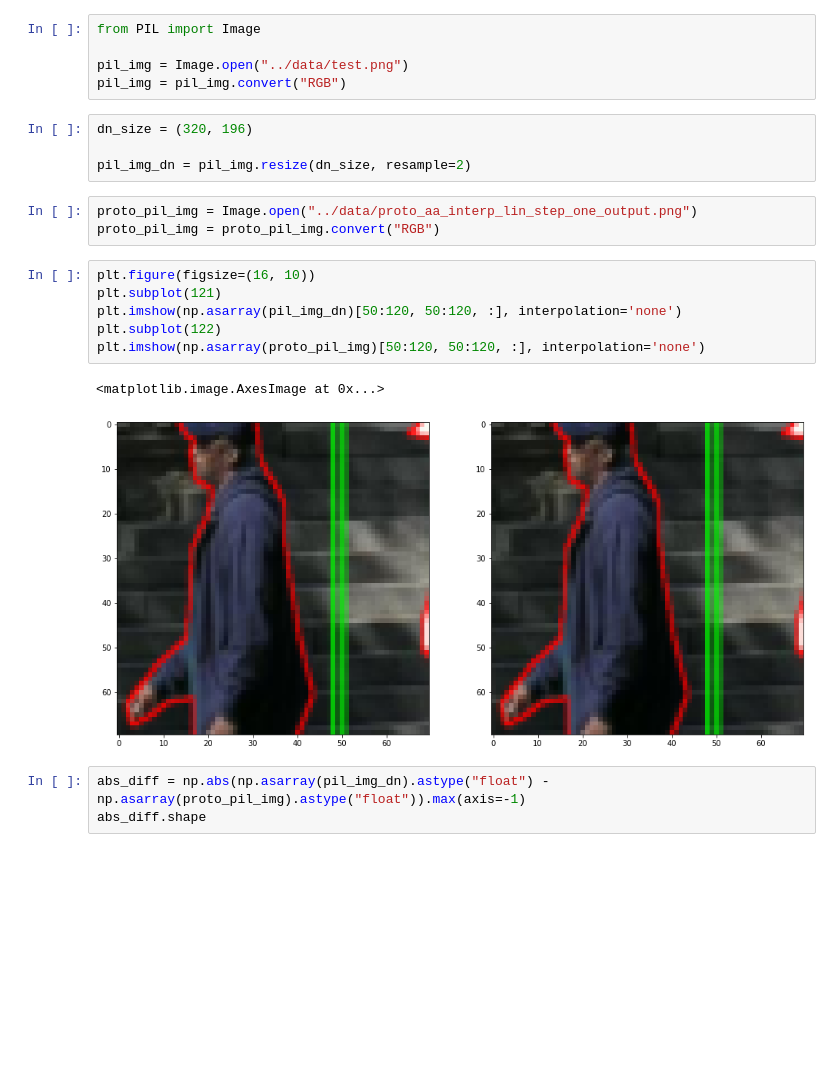
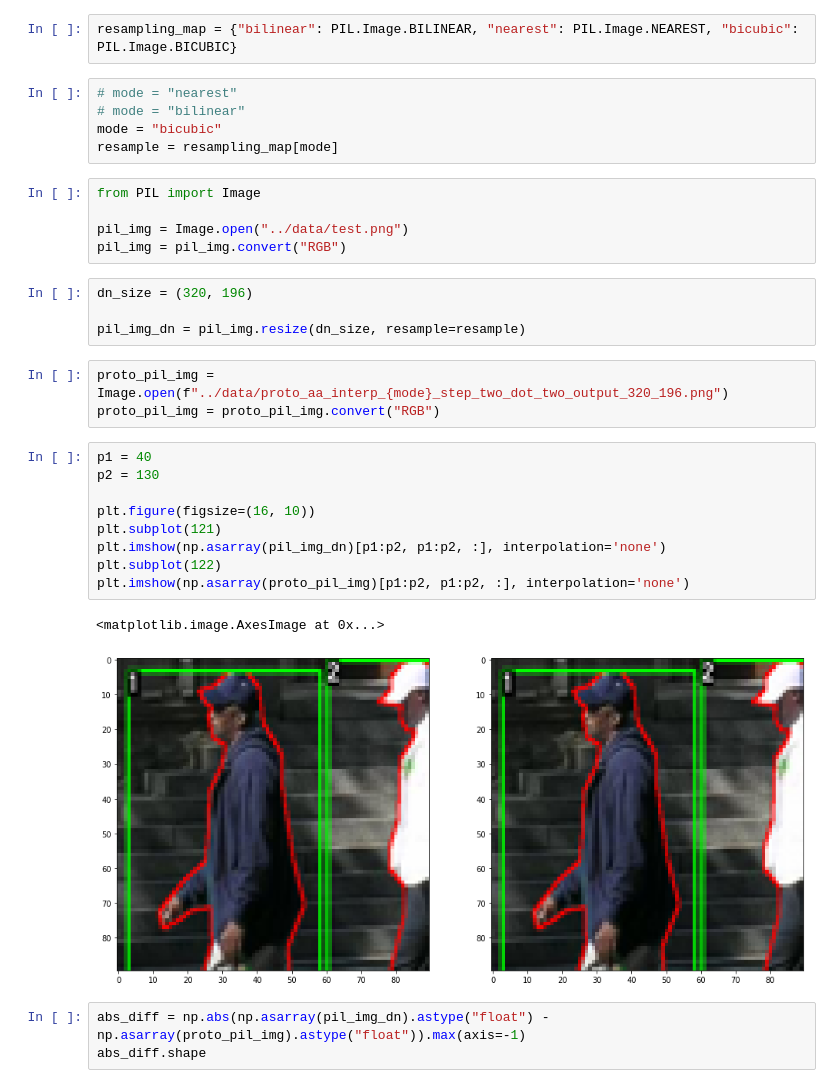
Before and after one commit to vfdev-5/interpolate-antialiasing, a Jupyter notebook: notebooks/analysis.ipynb, the cells around one changed output. Cells and saved outputs as stored; diff of their text form; blank space fills up the shorter version.

```diff
--- a/notebooks/analysis.ipynb
+++ b/notebooks/analysis.ipynb
@@ -95,4 +105,11 @@ import matplotlib.pylab as plt
 %matplotlib inline
+# %%
+resampling_map = {"bilinear": PIL.Image.BILINEAR, "nearest": PIL.Image.NEAREST, "bicubic": PIL.Image.BICUBIC}
+# %%
+# mode = "nearest"
+# mode = "bilinear"
+mode = "bicubic"
+resample = resampling_map[mode]
 # %%
 from PIL import Image
 
@@ -101,19 +118,22 @@ pil_img = pil_img.convert("RGB")
 # %%
 dn_size = (320, 196)
 
-pil_img_dn = pil_img.resize(dn_size, resample=2)
+pil_img_dn = pil_img.resize(dn_size, resample=resample)
 # %%
-proto_pil_img = Image.open("../data/proto_aa_interp_lin_step_one_output.png")
+proto_pil_img = Image.open(f"../data/proto_aa_interp_{mode}_step_two_dot_two_output_320_196.png")
 proto_pil_img = proto_pil_img.convert("RGB")
 # %%
+p1 = 40
+p2 = 130
+
 plt.figure(figsize=(16, 10))
 plt.subplot(121)
-plt.imshow(np.asarray(pil_img_dn)[50:120, 50:120, :], interpolation='none')
+plt.imshow(np.asarray(pil_img_dn)[p1:p2, p1:p2, :], interpolation='none')
 plt.subplot(122)
-plt.imshow(np.asarray(proto_pil_img)[50:120, 50:120, :], interpolation='none')
+plt.imshow(np.asarray(proto_pil_img)[p1:p2, p1:p2, :], interpolation='none')
 # %% [output]
 <matplotlib.image.AxesImage at 0x...>
-[figure, old version]
+[figure, new version]
 # %%
 abs_diff = np.abs(np.asarray(pil_img_dn).astype("float") - np.asarray(proto_pil_img).astype("float")).max(axis=-1)
 abs_diff.shape
```
Also changed, not shown: parts of 9 cells of this notebook, 12 other files.
